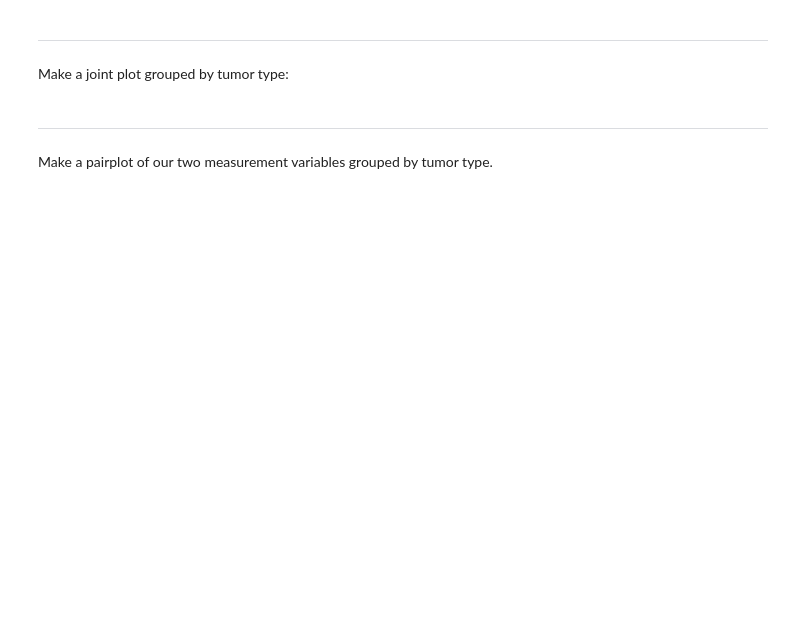
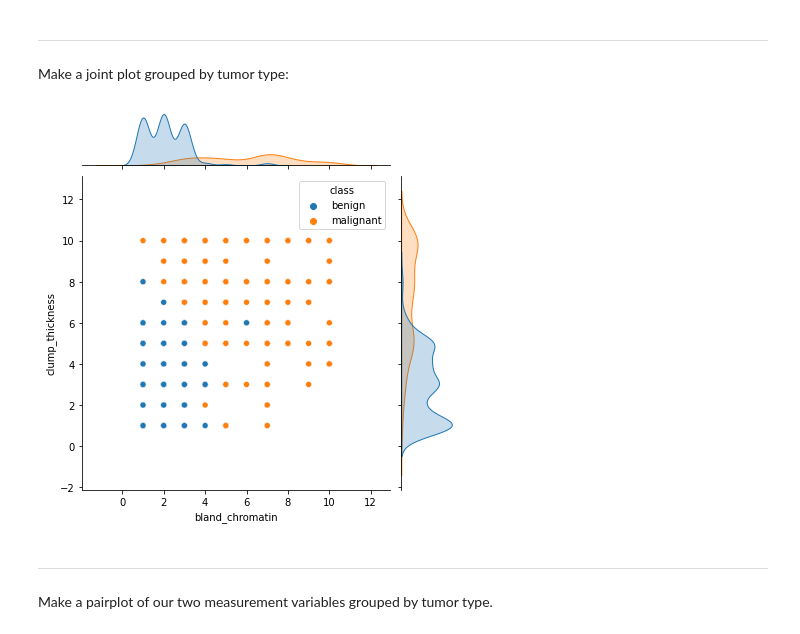
Before and after one commit to scingram1120/FDS-CourseTwo, a Jupyter notebook: T14.ipynb, the cells around one changed output. Cells and saved outputs as stored; diff of their text form; code cells hidden in the pictures; blank space fills up the shorter version.

```diff
--- a/T14.ipynb
+++ b/T14.ipynb
@@ -405,6 +547,13 @@ Make a distribution plot (like a histogram) of bland chromatin values grouped by
 ---
 # %% [markdown]
 Make a joint plot grouped by tumor type:
+# %%
+Benign = bcd2[bcd2['class'] == 'benign']
+Malignant = bcd2[bcd2['class'] == 'malignant']
+sns.jointplot(x="bland_chromatin", y="clump_thickness",data=bcd2, hue="class")
+plt.show()
+# %% [output]
+[figure, added]
 # %% [markdown]
 ---
 # %% [markdown]
```
Also changed, not shown: parts of 29 cells of this notebook, 6 other files.
